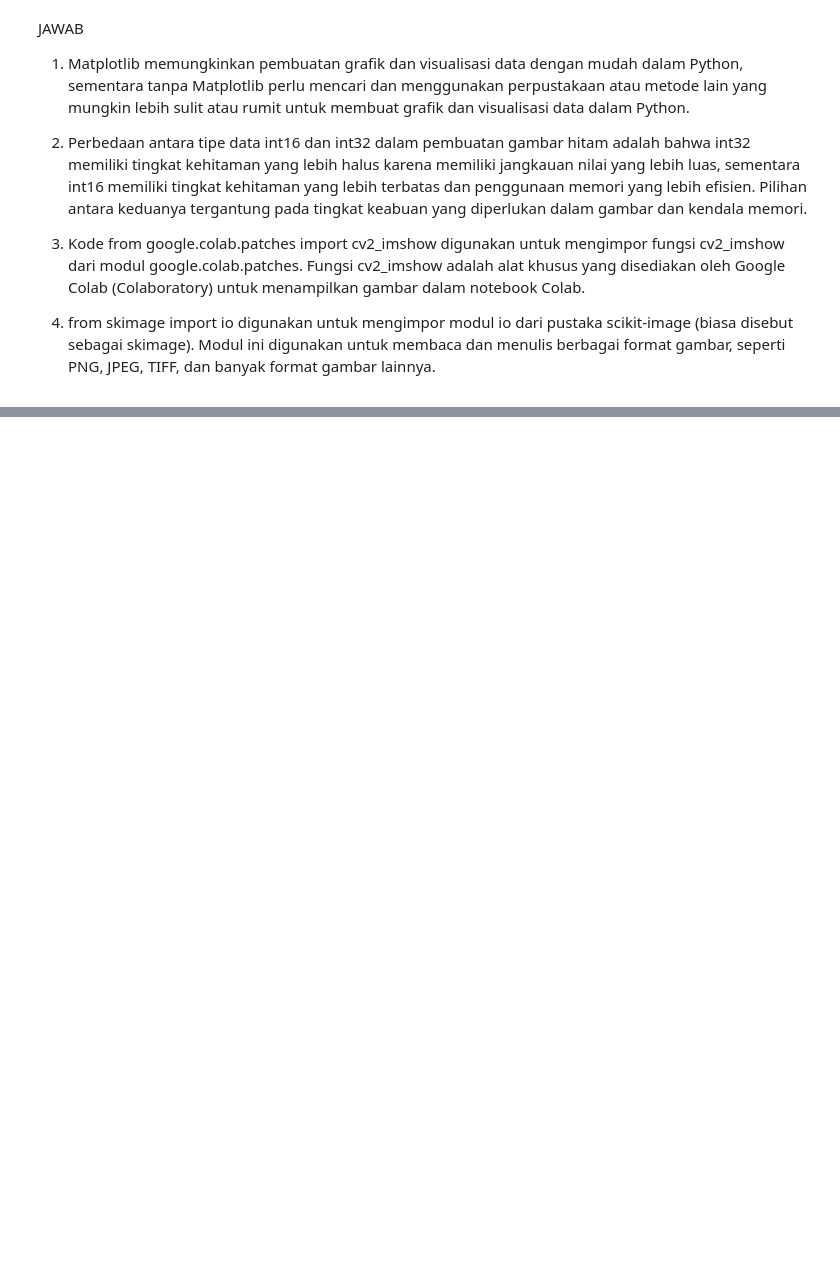
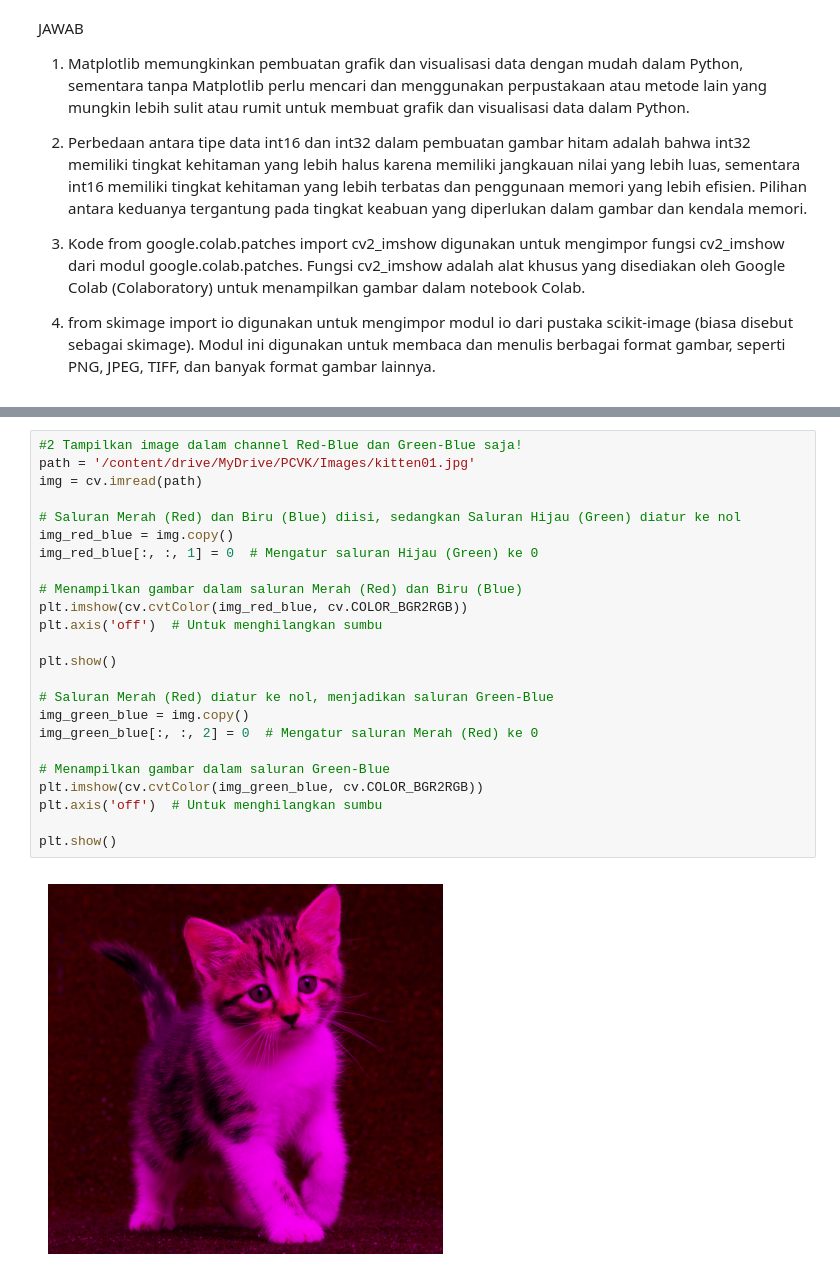
Before and after one commit to afiflh/PCVK_Genap_2023, a Jupyter notebook: Week2.ipynb, the cells around one changed output, grey strips where cells are left out. Drawn from its saved outputs; the diff is of its cells as text; blank space fills up the shorter version.

```diff
--- a/Week2.ipynb
+++ b/Week2.ipynb
@@ -148,0 +155,26 @@ JAWAB
+# %%
+#2 Tampilkan image dalam channel Red-Blue dan Green-Blue saja!
+path = '/content/drive/MyDrive/PCVK/Images/kitten01.jpg'
+img = cv.imread(path)
+
+# Saluran Merah (Red) dan Biru (Blue) diisi, sedangkan Saluran Hijau (Green) diatur ke nol
+img_red_blue = img.copy()
+img_red_blue[:, :, 1] = 0  # Mengatur saluran Hijau (Green) ke 0
+
+# Menampilkan gambar dalam saluran Merah (Red) dan Biru (Blue)
+plt.imshow(cv.cvtColor(img_red_blue, cv.COLOR_BGR2RGB))
+plt.axis('off')  # Untuk menghilangkan sumbu
+
+plt.show()
+
+# Saluran Merah (Red) diatur ke nol, menjadikan saluran Green-Blue
+img_green_blue = img.copy()
+img_green_blue[:, :, 2] = 0  # Mengatur saluran Merah (Red) ke 0
+
+# Menampilkan gambar dalam saluran Green-Blue
+plt.imshow(cv.cvtColor(img_green_blue, cv.COLOR_BGR2RGB))
+plt.axis('off')  # Untuk menghilangkan sumbu
+
+plt.show()
+# %% [output]
+[figure, added]
```
Also changed, not shown: parts of 9 cells of this notebook.
